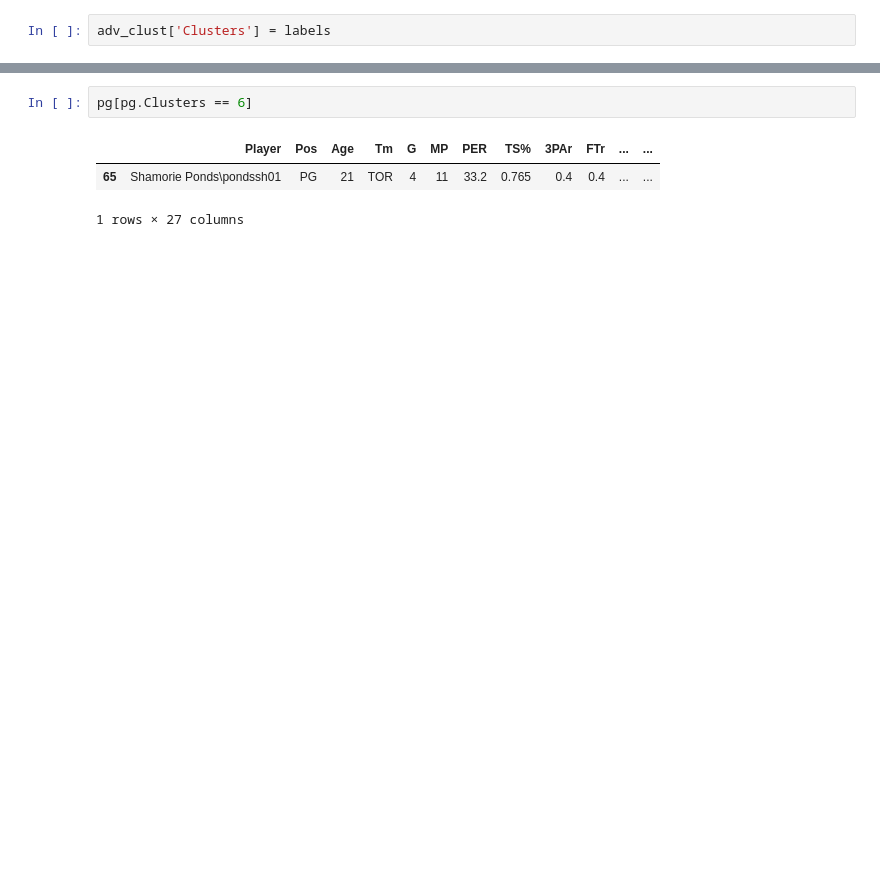
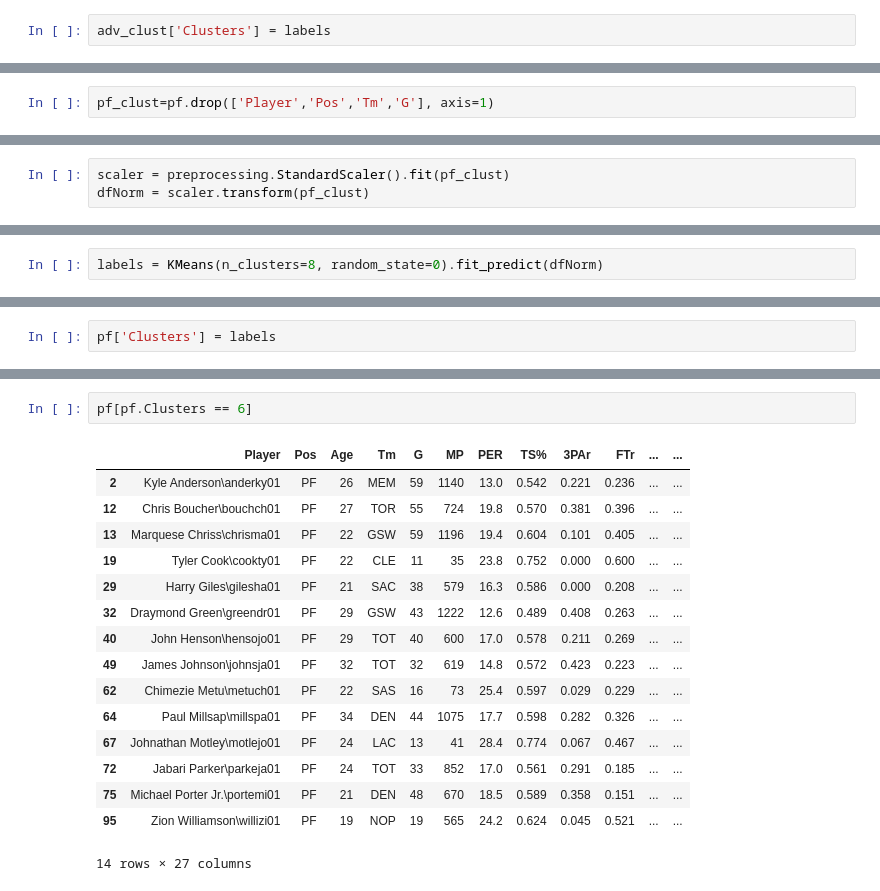
Before and after one commit to cmarshall1999/NBA-Clustering, a Jupyter notebook: NBA_Clustering.ipynb, the cells around one changed output, grey strips where cells are left out. Saved outputs shown, nothing was run; the diff lists cells and outputs as text; blank space fills up the shorter version.

```diff
--- a/NBA_Clustering.ipynb
+++ b/NBA_Clustering.ipynb
@@ -724,0 +1487,2 @@ pg[pg.Clusters == 5]
+# %%
+pf_clust=pf.drop(['Player','Pos','Tm','G'], axis=1)
@@ -724,0 +1502,3 @@ pg[pg.Clusters == 5]
+# %%
+scaler = preprocessing.StandardScaler().fit(pf_clust)
+dfNorm = scaler.transform(pf_clust)
@@ -724,0 +1632,2 @@ pg[pg.Clusters == 5]
+# %%
+labels = KMeans(n_clusters=8, random_state=0).fit_predict(dfNorm)
@@ -724,0 +1636,2 @@ pg[pg.Clusters == 5]
+# %%
+pf['Clusters'] = labels
@@ -725,6 +1750,19 @@ pg[pg.Clusters == 5]
 # %%
-pg[pg.Clusters == 6]
+pf[pf.Clusters == 6]
 # %% [output]
 |  | Player | Pos | Age | Tm | G | MP | PER | TS% | 3PAr | FTr | ... | ... |
-| 65 | Shamorie Ponds\pondssh01 | PG | 21 | TOR | 4 | 11 | 33.2 | 0.765 | 0.4 | 0.4 | ... | ... |
+| 2 | Kyle Anderson\anderky01 | PF | 26 | MEM | 59 | 1140 | 13.0 | 0.542 | 0.221 | 0.236 | ... | ... |
+| 12 | Chris Boucher\bouchch01 | PF | 27 | TOR | 55 | 724 | 19.8 | 0.570 | 0.381 | 0.396 | ... | ... |
+| 13 | Marquese Chriss\chrisma01 | PF | 22 | GSW | 59 | 1196 | 19.4 | 0.604 | 0.101 | 0.405 | ... | ... |
+| 19 | Tyler Cook\cookty01 | PF | 22 | CLE | 11 | 35 | 23.8 | 0.752 | 0.000 | 0.600 | ... | ... |
+| 29 | Harry Giles\gilesha01 | PF | 21 | SAC | 38 | 579 | 16.3 | 0.586 | 0.000 | 0.208 | ... | ... |
+| 32 | Draymond Green\greendr01 | PF | 29 | GSW | 43 | 1222 | 12.6 | 0.489 | 0.408 | 0.263 | ... | ... |
+| 40 | John Henson\hensojo01 | PF | 29 | TOT | 40 | 600 | 17.0 | 0.578 | 0.211 | 0.269 | ... | ... |
+| 49 | James Johnson\johnsja01 | PF | 32 | TOT | 32 | 619 | 14.8 | 0.572 | 0.423 | 0.223 | ... | ... |
+| 62 | Chimezie Metu\metuch01 | PF | 22 | SAS | 16 | 73 | 25.4 | 0.597 | 0.029 | 0.229 | ... | ... |
+| 64 | Paul Millsap\millspa01 | PF | 34 | DEN | 44 | 1075 | 17.7 | 0.598 | 0.282 | 0.326 | ... | ... |
+| 67 | Johnathan Motley\motlejo01 | PF | 24 | LAC | 13 | 41 | 28.4 | 0.774 | 0.067 | 0.467 | ... | ... |
+| 72 | Jabari Parker\parkeja01 | PF | 24 | TOT | 33 | 852 | 17.0 | 0.561 | 0.291 | 0.185 | ... | ... |
+| 75 | Michael Porter Jr.\portemi01 | PF | 21 | DEN | 48 | 670 | 18.5 | 0.589 | 0.358 | 0.151 | ... | ... |
+| 95 | Zion Williamson\willizi01 | PF | 19 | NOP | 19 | 565 | 24.2 | 0.624 | 0.045 | 0.521 | ... | ... |
-1 rows × 27 columns
+14 rows × 27 columns
```
Also changed, not shown: parts of 175 cells of this notebook.
